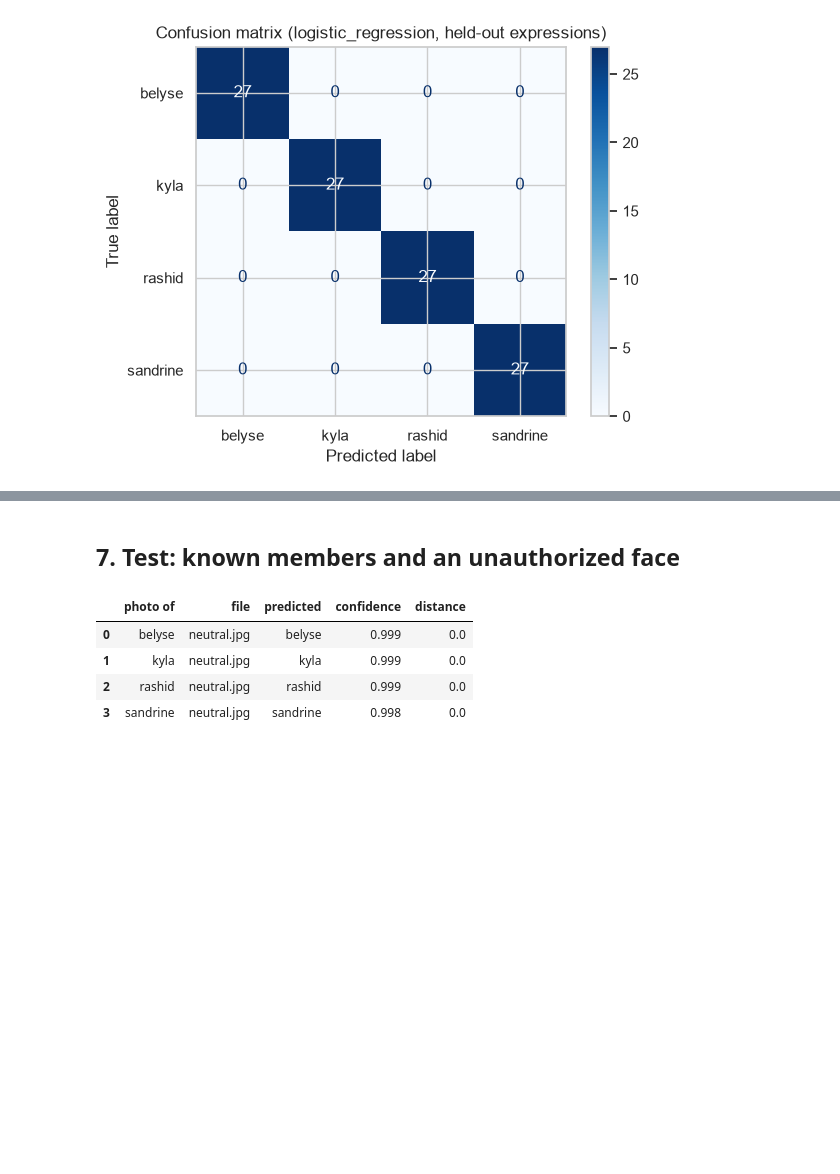
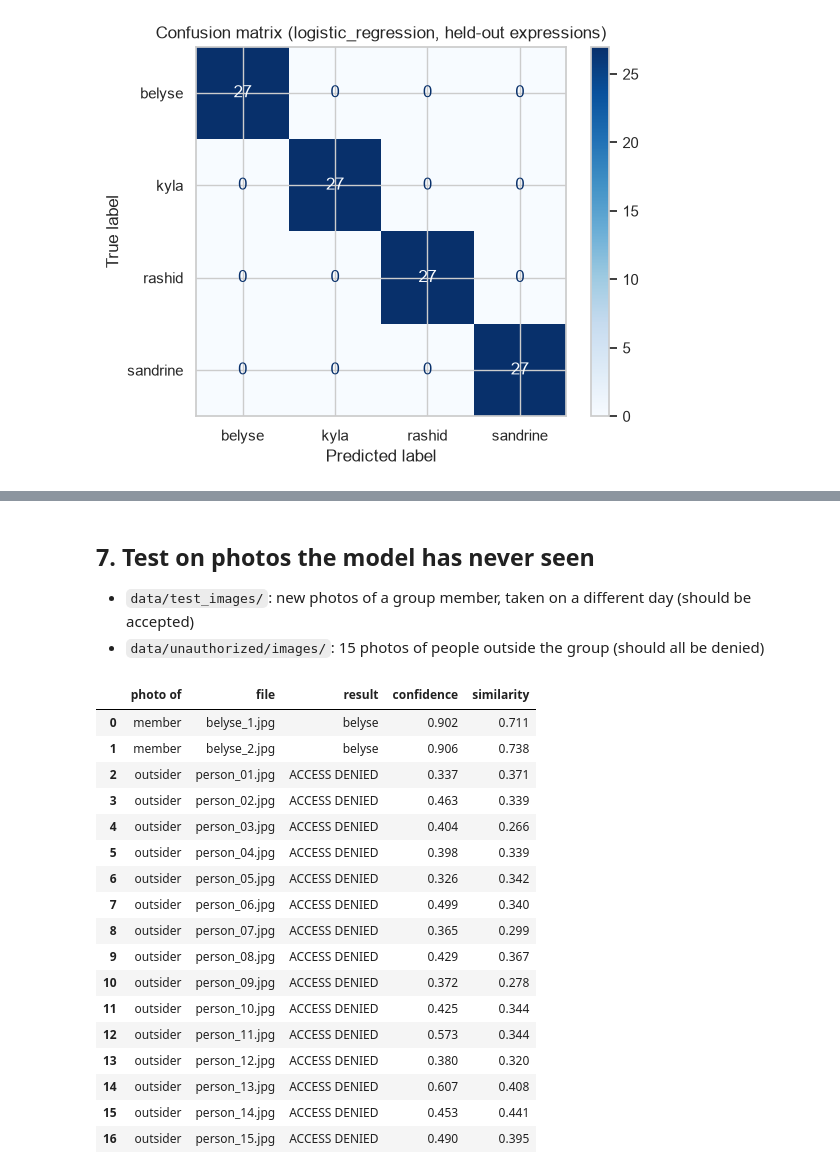
Before and after one commit to kbelyse/MLP-Formative-2-Group-14, a Jupyter notebook: notebooks/02_image_processing.ipynb, the cells around one changed output, grey strips where cells are left out. Cells and saved outputs as stored; diff of their text form; code cells hidden in the pictures; blank space fills up the shorter version.

```diff
--- a/notebooks/02_image_processing.ipynb
+++ b/notebooks/02_image_processing.ipynb
@@ -21,6 +21,7 @@ from src import face_model
 
 IMAGES_DIR = "data/images"
 UNAUTHORIZED_DIR = "data/unauthorized/images"
+TEST_DIR = "data/test_images"
 sns.set_theme(style="whitegrid")
 # %% [markdown]
 ## 1. Load and display the images
@@ -234,16 +238,18 @@ The distance threshold comes from the held-out photos above.
 # %%
-distances = face_model.genuine_distances(df)
-bundle = face_model.train_final(df, best, confidences, distances)
+genuine, impostor = face_model.held_out_similarities(df)
+bundle = face_model.train_final(df, best, confidences, genuine, impostor)
 face_model.save(bundle, "models/face_model.pkl")
 print(f"Saved models/face_model.pkl ({best})")
 print(f"Confidence threshold: {bundle['threshold']:.3f}")
-print(f"Distance threshold:   {bundle['distance_threshold']:.3f}")
+print(f"Similarity threshold: {bundle['similarity_threshold']:.3f}")
 
-fig, ax = plt.subplots(figsize=(7, 3.5))
-ax.hist(distances, bins=10)
-ax.axvline(bundle["distance_threshold"], color="red", linestyle="--", label="threshold")
-ax.set_xlabel("Distance to closest image of the same member")
-ax.set_title("Distances for held-out member photos")
+fig, ax = plt.subplots(figsize=(8, 3.5))
+bins = np.linspace(min(impostor.min(), genuine.min()) - 0.05, 1, 25)
+ax.hist(genuine, bins=bins, alpha=0.7, label="same member")
+ax.hist(impostor, bins=bins, alpha=0.7, label="different member")
+ax.axvline(bundle["similarity_threshold"], color="red", linestyle="--", label="threshold")
+ax.set_xlabel("Cosine similarity to closest training photo")
+ax.set_title("Held-out photo similarity: same member vs different member")
 ax.legend()
 plt.show()
 # %% [output]
@@ -254,20 +260,36 @@ Distance threshold:   0.563
 # %% [markdown]
-## 7. Test: known members and an unauthorized face
+## 7. Test on photos the model has never seen
+
+- `data/test_images/`: new photos of a group member, taken on a different day (should be accepted)
+- `data/unauthorized/images/`: 15 photos of people outside the group (should all be denied)
 # %%
-tests = [(m, lookup[(m, "neutral")]) for m in members if (m, "neutral") in lookup]
-if os.path.isdir(UNAUTHORIZED_DIR):
-    tests += [("unauthorized", os.path.join(UNAUTHORIZED_DIR, f)) for f in sorted(os.listdir(UNAUTHORIZED_DIR))
-              if f.lower().endswith((".jpg", ".jpeg", ".png"))]
+def image_files(folder):
+    return sorted(os.path.join(folder, f) for f in os.listdir(folder) if f.lower().endswith((".jpg", ".jpeg", ".png")))
 
+tests = [("member", p) for p in image_files(TEST_DIR)] + [("outsider", p) for p in image_files(UNAUTHORIZED_DIR)]
 rows = []
 for who, path in tests:
-    member, conf, dist = face_model.predict_face(path, bundle)
-    rows.append({"photo of": who, "file": os.path.basename(path), "predicted": member or "ACCESS DENIED",
-                 "confidence": round(conf, 3), "distance": round(dist, 3)})
-pd.DataFrame(rows)
+    member, conf, sim = face_model.predict_face(path, bundle)
+    rows.append({"photo of": who, "file": os.path.basename(path), "result": member or "ACCESS DENIED",
+                 "confidence": round(conf, 3), "similarity": round(sim, 3)})
+test_results = pd.DataFrame(rows)
+test_results
 # %% [output]
-|  | photo of | file | predicted | confidence | distance |
-| 0 | belyse | neutral.jpg | belyse | 0.999 | 0.0 |
-| 1 | kyla | neutral.jpg | kyla | 0.999 | 0.0 |
-| 2 | rashid | neutral.jpg | rashid | 0.999 | 0.0 |
-| 3 | sandrine | neutral.jpg | sandrine | 0.998 | 0.0 |
+|  | photo of | file | result | confidence | similarity |
+| 0 | member | belyse_1.jpg | belyse | 0.902 | 0.711 |
+| 1 | member | belyse_2.jpg | belyse | 0.906 | 0.738 |
+| 2 | outsider | person_01.jpg | ACCESS DENIED | 0.337 | 0.371 |
+| 3 | outsider | person_02.jpg | ACCESS DENIED | 0.463 | 0.339 |
+| 4 | outsider | person_03.jpg | ACCESS DENIED | 0.404 | 0.266 |
+| 5 | outsider | person_04.jpg | ACCESS DENIED | 0.398 | 0.339 |
+| 6 | outsider | person_05.jpg | ACCESS DENIED | 0.326 | 0.342 |
+| 7 | outsider | person_06.jpg | ACCESS DENIED | 0.499 | 0.340 |
+| 8 | outsider | person_07.jpg | ACCESS DENIED | 0.365 | 0.299 |
+| 9 | outsider | person_08.jpg | ACCESS DENIED | 0.429 | 0.367 |
+| 10 | outsider | person_09.jpg | ACCESS DENIED | 0.372 | 0.278 |
+| 11 | outsider | person_10.jpg | ACCESS DENIED | 0.425 | 0.344 |
+| 12 | outsider | person_11.jpg | ACCESS DENIED | 0.573 | 0.344 |
+| 13 | outsider | person_12.jpg | ACCESS DENIED | 0.380 | 0.320 |
+| 14 | outsider | person_13.jpg | ACCESS DENIED | 0.607 | 0.408 |
+| 15 | outsider | person_14.jpg | ACCESS DENIED | 0.453 | 0.441 |
+| 16 | outsider | person_15.jpg | ACCESS DENIED | 0.490 | 0.395 |
```
Also changed, not shown: parts of 17 cells of this notebook, 24 other files.
